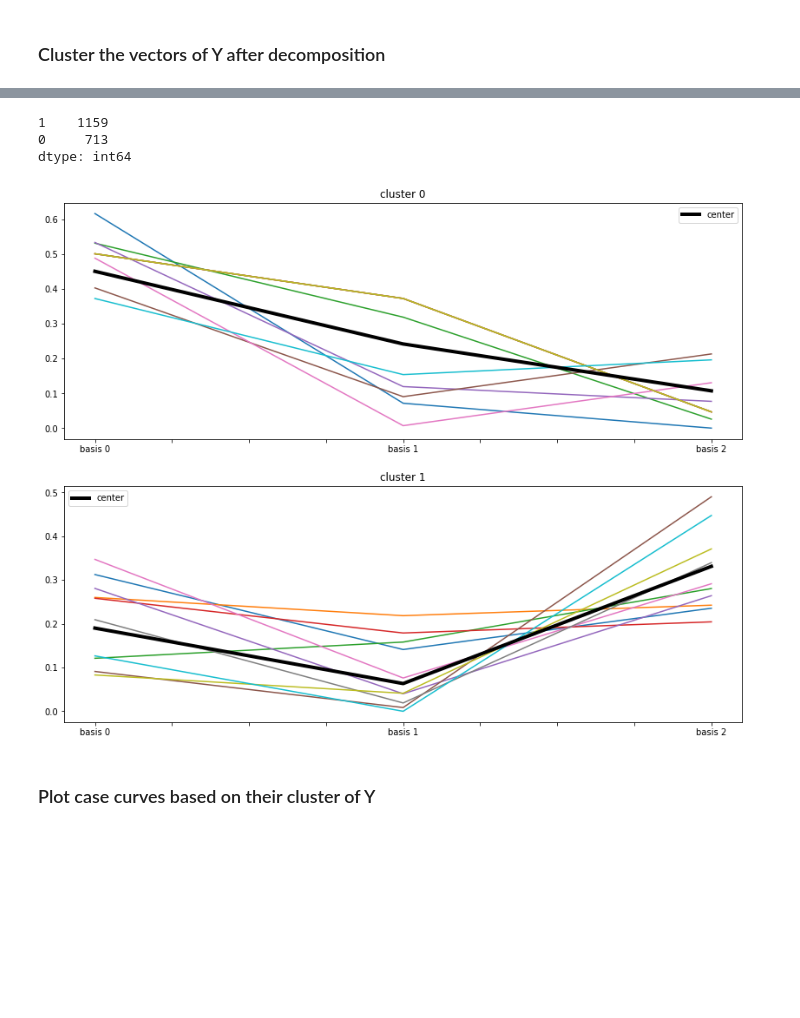
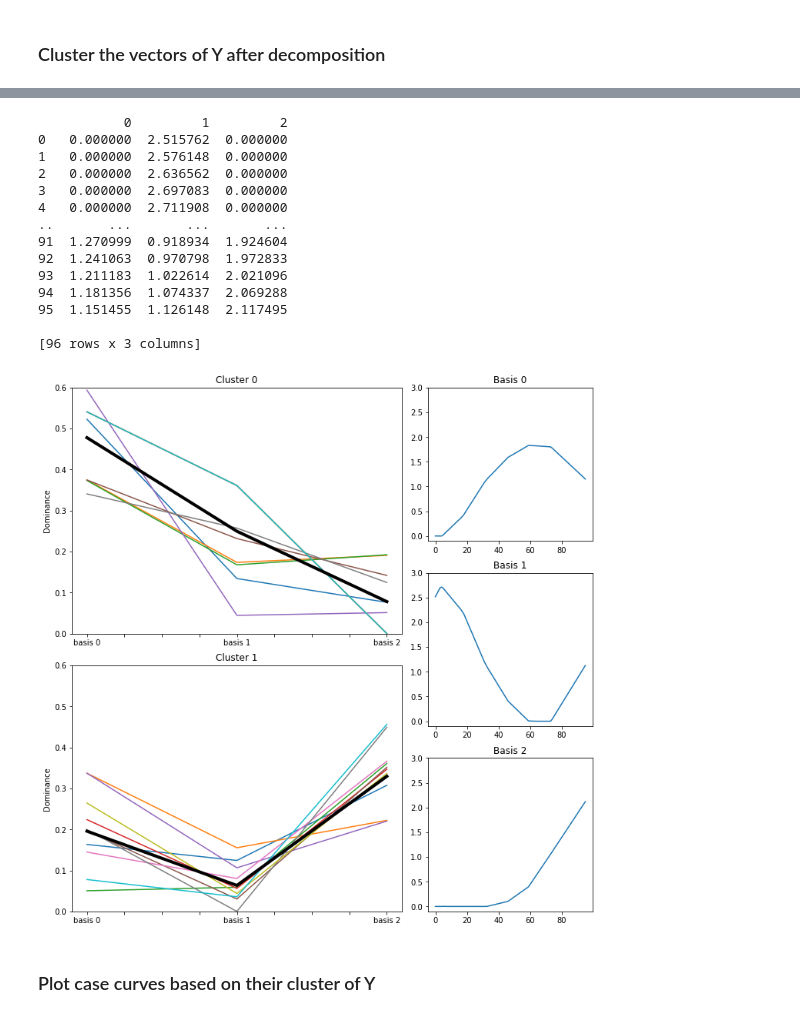
Before and after one commit to kevin-q2/Covid_Diffusion, a Jupyter notebook: analysis/School_Clustering.ipynb, the cells around one changed output, grey strips where cells are left out. Cells and saved outputs as stored; diff of their text form; code cells hidden in the pictures; blank space fills up the shorter version.

```diff
--- a/analysis/School_Clustering.ipynb
+++ b/analysis/School_Clustering.ipynb
@@ -195,15 +211,40 @@ num_clust = 2
+# %%
+num_clust = max(silhouette, key=silhouette.get)
 # %%
 kmeans = KMeans(n_clusters=num_clust, random_state=9).fit(y_clust)
 counter = pd.Series(kmeans.labels_)
-# %%
-print(counter.value_counts())
-# %% [output]
-1    1159
-0     713
-dtype: int64
-# %%
-plot_cluster(y_table, counter, mean=True)
-# %% [output]
-[figure, removed]
+# %%
+basis_fig = plt.figure(1, constrained_layout=True, figsize = (10,10))
+
+gs = basis_fig.add_gridspec(6,3)
+bx1 = basis_fig.add_subplot(gs[:3,0:2])
+bx2 = basis_fig.add_subplot(gs[3:6,0:2])
+bx3 = basis_fig.add_subplot(gs[:2,2])
+bx4 = basis_fig.add_subplot(gs[2:4,2])
+bx5 = basis_fig.add_subplot(gs[4:6,2])
+plot_cluster(y_table, counter, mean=True, ylimit = 0.6,axer=[bx1, bx2],
+            ylabel = "Dominance")
+
+baser = pd.DataFrame(X)
+basis_subs = [bx3, bx4, bx5]
+for b in baser.columns:
+    baser[b].plot(ax = basis_subs[b], title="Basis " + str(b))
+    basis_subs[b].set_ylim([-0.1,3])
+# %% [output]
+           0         1         2
+0   0.000000  2.515762  0.000000
+1   0.000000  2.576148  0.000000
+2   0.000000  2.636562  0.000000
+3   0.000000  2.697083  0.000000
+4   0.000000  2.711908  0.000000
+..       ...       ...       ...
+91  1.270999  0.918934  1.924604
+92  1.241063  0.970798  1.972833
+93  1.211183  1.022614  2.021096
+94  1.181356  1.074337  2.069288
+95  1.151455  1.126148  2.117495
+
+[96 rows x 3 columns]
+[figure, added]
 # %% [markdown]
 ### Plot case curves based on their cluster of Y
```
Also changed, not shown: parts of 21 cells of this notebook, 3 other files.
